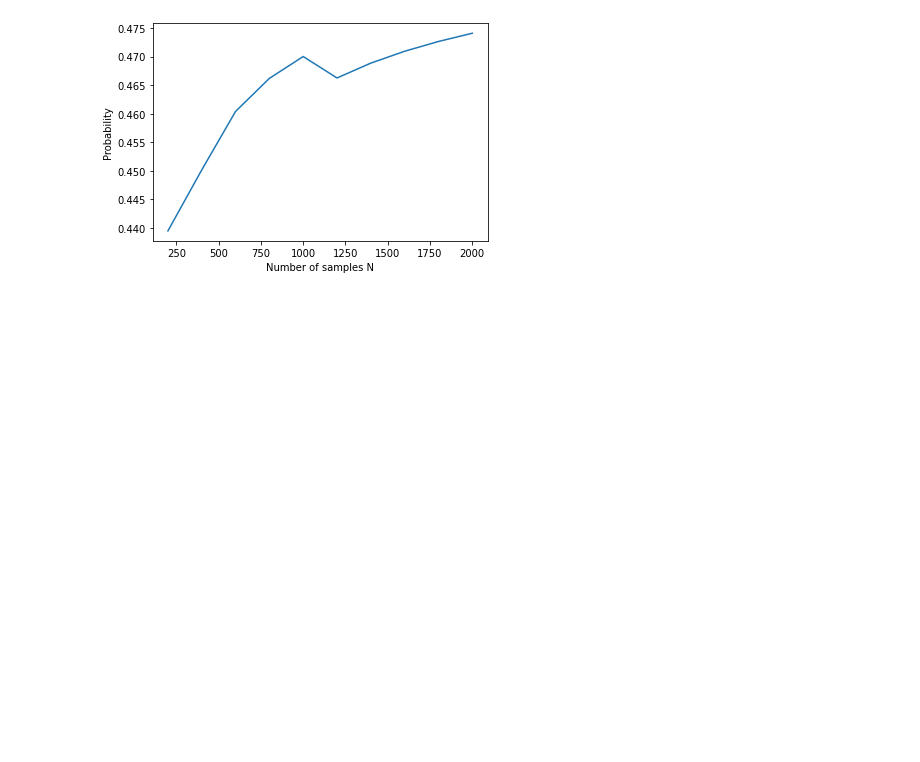
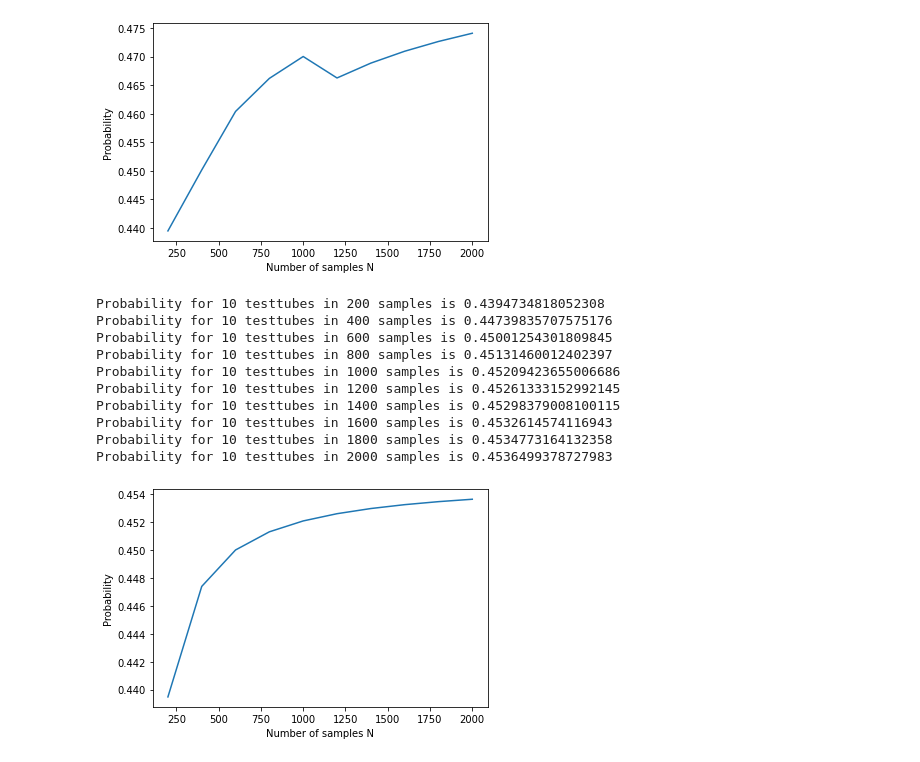
Before and after one commit to rohankalbag/EE325-Assignments, a Jupyter notebook: Assignment 3/Q2.ipynb, the cells around one changed output. Drawn from its saved outputs; the diff is of its cells as text; code cells hidden in the pictures; blank space fills up the shorter version.

```diff
--- a/Assignment 3/Q2.ipynb
+++ b/Assignment 3/Q2.ipynb
@@ -177,3 +177,43 @@ Probability for 80 testtubes in 1600 samples is 0.47093026278872757
 Probability for 90 testtubes in 1800 samples is 0.4726417933783504
 Probability for 100 testtubes in 2000 samples is 0.4740829346354371
 [figure]
+# %%
+#varying N keeping k fixed
+problist = []
+for i in range(1, 11):
+    exp = 0
+    den = 0
+
+    for POS in range(2,200*(i) + 1):
+        den += (comb(POS,2)*comb(200*i-POS,10-2))
+
+    for POS in range(2,200*(i) + 1):
+        exp += POS*((comb(POS,2)*comb(200*(i)-POS,10-2))/den)
+
+    exp = int(exp + 1) + 1
+    den = 0
+    prob = 0
+    for POS in range(2,200*(i) + 1):
+        den += (comb(POS,2)*comb(200*(i)-POS,10-2))
+
+    for POS in range(exp, 200*(i)+1):
+        prob += (comb(POS,2)*comb(200*(i)-POS,10-2))/den
+    print("Probability for",10,"testtubes in",200*i,"samples is",prob)
+    problist += [prob]
+
+plt.ylabel("Probability")
+plt.xlabel("Number of samples N")
+plt.plot(range(200,2200,200),problist)
+plt.show()
+# %% [output]
+Probability for 10 testtubes in 200 samples is 0.4394734818052308
+Probability for 10 testtubes in 400 samples is 0.44739835707575176
+Probability for 10 testtubes in 600 samples is 0.45001254301809845
+Probability for 10 testtubes in 800 samples is 0.45131460012402397
+Probability for 10 testtubes in 1000 samples is 0.45209423655006686
+Probability for 10 testtubes in 1200 samples is 0.45261333152992145
+Probability for 10 testtubes in 1400 samples is 0.45298379008100115
+Probability for 10 testtubes in 1600 samples is 0.4532614574116943
+Probability for 10 testtubes in 1800 samples is 0.4534773164132358
+Probability for 10 testtubes in 2000 samples is 0.4536499378727983
+[figure, added]
```
